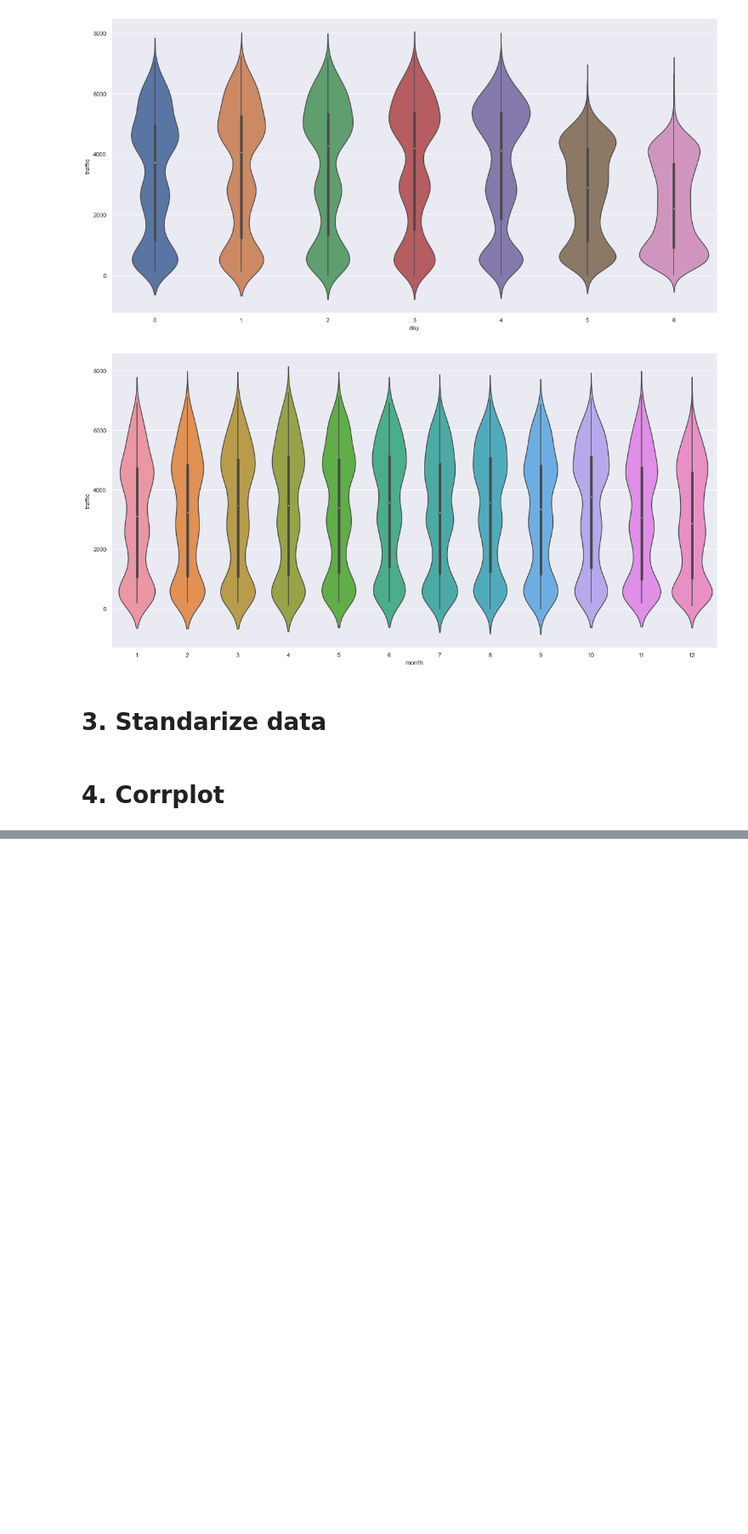
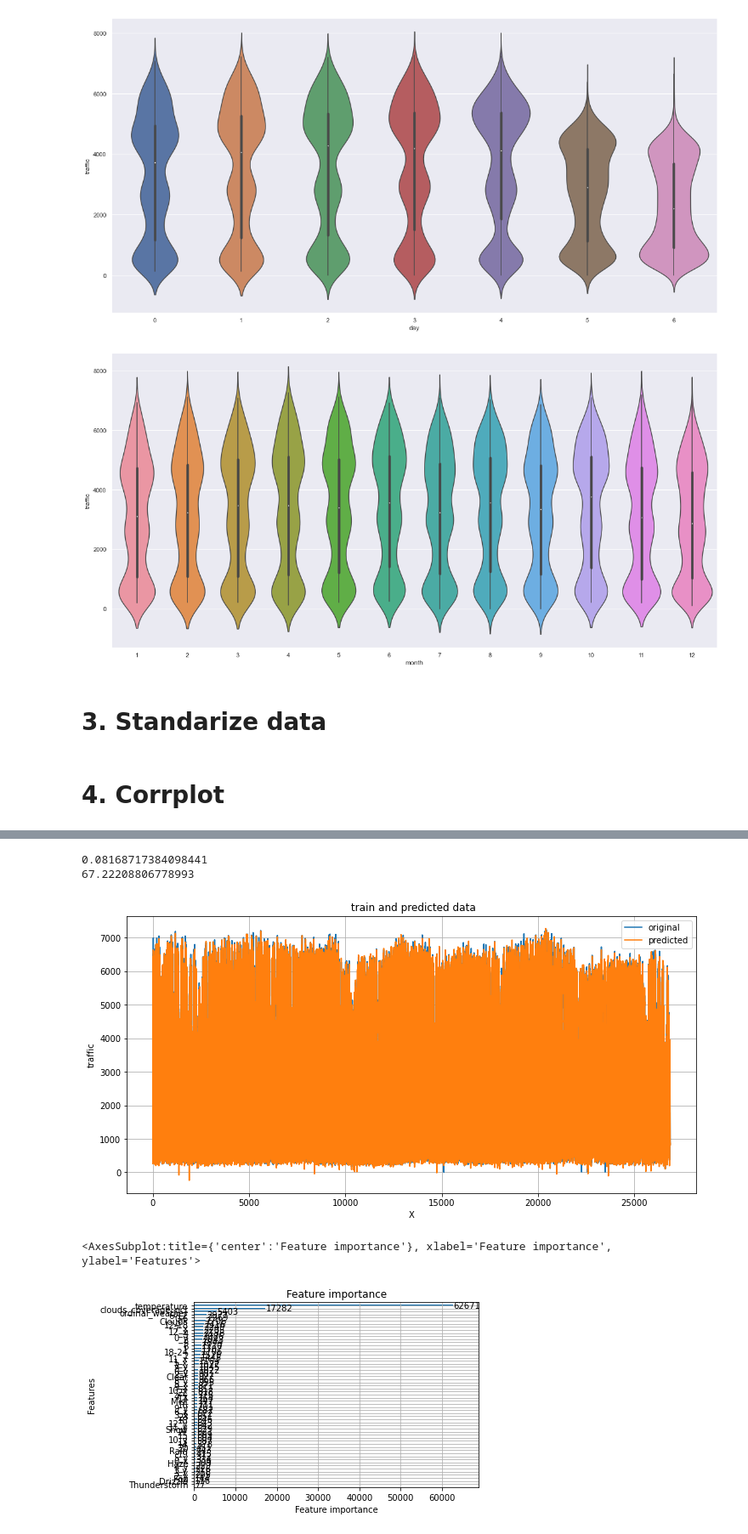
Before and after one commit to kerajxl/MachineLearningProject, a Jupyter notebook: regression.ipynb, the cells around one changed output, grey strips where cells are left out. Shown: that part at 85% size. Saved outputs shown, nothing was run; the diff lists cells and outputs as text; code cells hidden in the pictures; blank space fills up the shorter version.

Commit message:
lightgbm8%

```diff
--- a/regression.ipynb
+++ b/regression.ipynb
@@ -312,0 +468,49 @@ print(mean_absolute_error(y_train, y_forest))
+# %%
+import lightgbm as lgb
+from sklearn.metrics import mean_absolute_percentage_error, mean_absolute_error, r2_score
+
+params = {
+    'task': 'train',
+    'boosting': 'gbdt',
+    'n_estimators': 900,
+    'learning_rate': 0.3,
+    'objective': 'regression',
+    'num_leaves': 4096,
+    'max_depth' : 12,
+    'metric': {'l2','l1'},
+    'verbose': -1
+}
+
+lgb_train = lgb.Dataset(x_train, y_train)
+
+
+model = lgb.train(params,
+                 train_set=lgb_train)
+                 #valid_sets=y_train,
+                 #early_stopping_rounds=30)
+
+
+lgm_pred = model.predict(x_train)
+
+
+print(mean_absolute_percentage_error(y_train, lgm_pred))
+print(mean_absolute_error(y_train, lgm_pred))
+
+x_ax = range(len(y_train))
+plt.figure(figsize=(12, 6))
+plt.plot(x_ax, y_train, label="original")
+plt.plot(x_ax, lgm_pred, label="predicted")
+plt.title(" train and predicted data")
+plt.xlabel('X')
+plt.ylabel('traffic')
+plt.legend(loc='best',fancybox=True, shadow=False)
+plt.grid(True)
+plt.show()
+
+lgb.plot_importance(model, height=.5)
+# %% [output]
+0.08168717384098441
+67.22208806778993
+[figure, added]
+<AxesSubplot:title={'center':'Feature importance'}, xlabel='Feature importance', ylabel='Features'>
+[figure, added]
```
Also changed, not shown: parts of 22 cells of this notebook.
